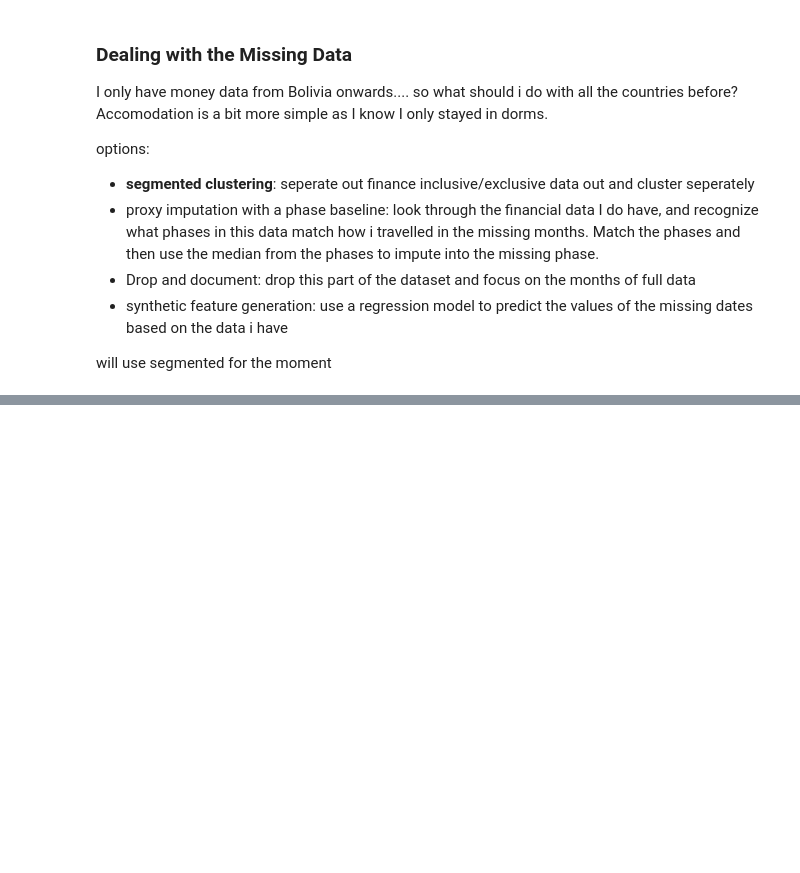
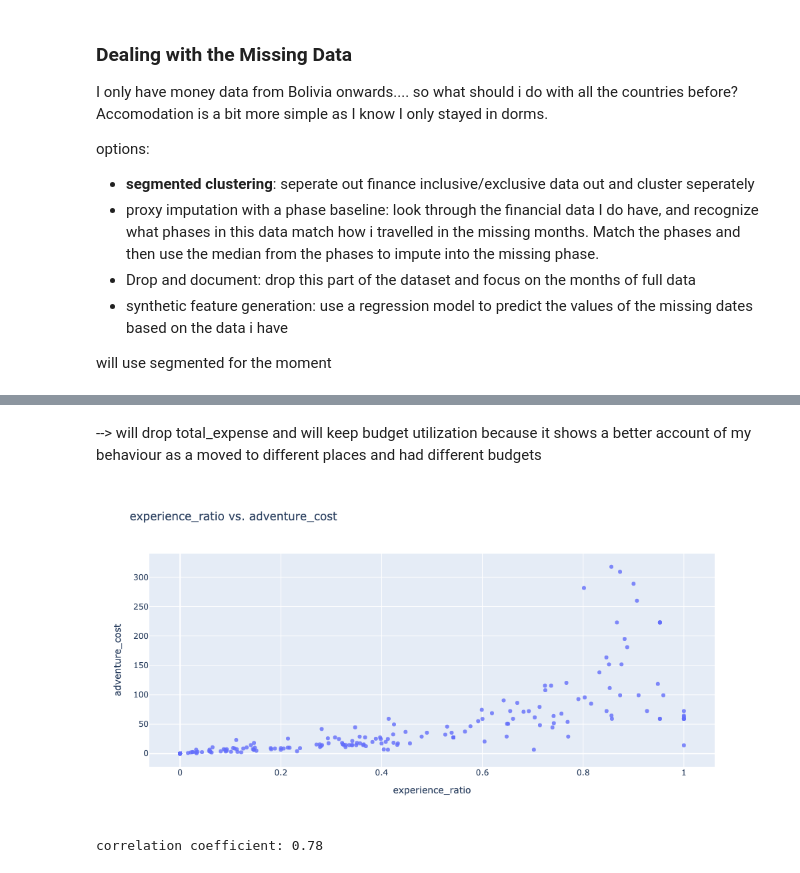
Before and after one commit to SunnyWillert18/floating-in-space, a Jupyter notebook: nbs/feature_engineering.ipynb, the cells around one changed output, grey strips where cells are left out. Drawn from its saved outputs; the diff is of its cells as text; code cells hidden in the pictures; blank space fills up the shorter version.

```diff
--- a/nbs/feature_engineering.ipynb
+++ b/nbs/feature_engineering.ipynb
@@ -869,0 +924,7 @@ df_no_fin_norm.to_csv('../data/features_no_financial_normalized.csv', index=Fals
+# %% [markdown]
+--> will drop total_expense and will keep budget utilization because it shows a better account of my behaviour as a moved to different places and had different budgets
+# %%
+corr_check(df_fin, 'experience_ratio', 'adventure_cost')
+# %% [output]
+[figure, added]
+correlation coefficient: 0.78
```
Also changed, not shown: parts of 41 cells of this notebook.
